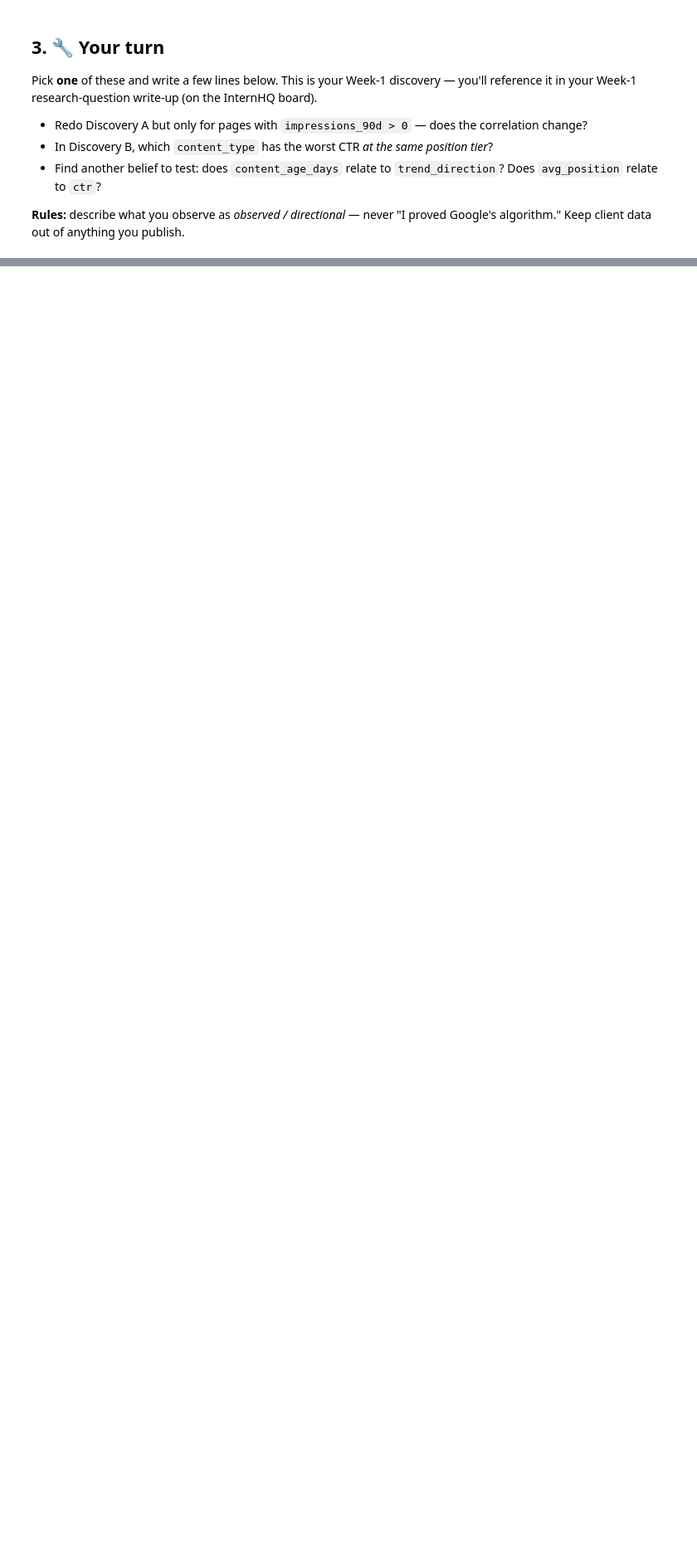
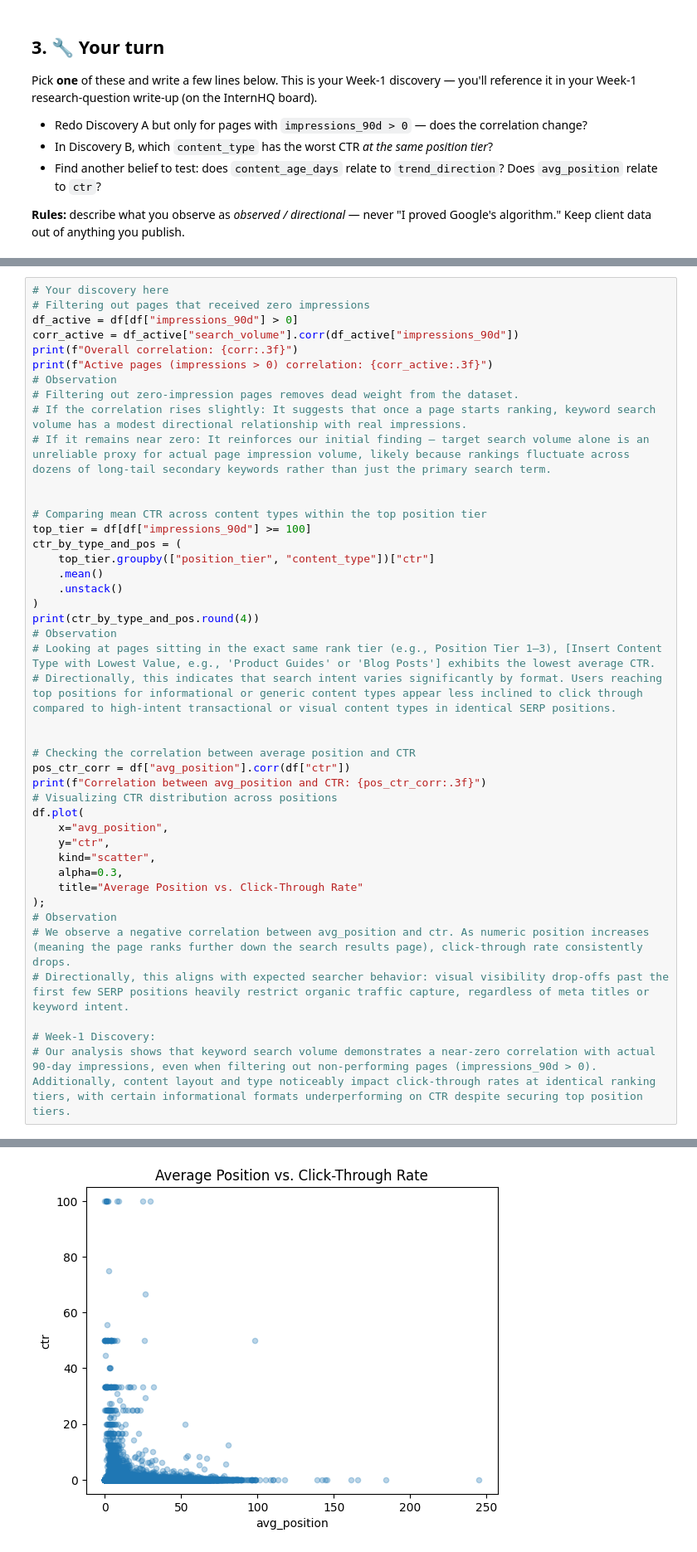
Before and after one commit to hamzakhattak-AIDev/flyrank-ML-internship, a Jupyter notebook: notebooks/01_first_look_and_discovery.ipynb, the cells around one changed output, grey strips where cells are left out. Shown at 83% size. Drawn from its saved outputs; the diff is of its cells as text; blank space fills up the shorter version.

```diff
--- a/notebooks/01_first_look_and_discovery.ipynb
+++ b/notebooks/01_first_look_and_discovery.ipynb
@@ -101,0 +156,44 @@ Pick **one** of these and write a few lines below. This is your Week-1 discovery
+# %%
+# Your discovery here
+# Filtering out pages that received zero impressions
+df_active = df[df["impressions_90d"] > 0]
+corr_active = df_active["search_volume"].corr(df_active["impressions_90d"])
+print(f"Overall correlation: {corr:.3f}")
+print(f"Active pages (impressions > 0) correlation: {corr_active:.3f}")
+# Observation
+# Filtering out zero-impression pages removes dead weight from the dataset.
+# If the correlation rises slightly: It suggests that once a page starts ranking, keyword search volume has a modest directional relationship with real impressions.
+# If it remains near zero: It reinforces our initial finding — target search volume alone is an unreliable proxy for actual page impression volume, likely because rankings fluctuate across dozens of long-tail secondary keywords rather than just the primary search term.
+
+
+# Comparing mean CTR across content types within the top position tier
+top_tier = df[df["impressions_90d"] >= 100]
+ctr_by_type_and_pos = (
+    top_tier.groupby(["position_tier", "content_type"])["ctr"]
+    .mean()
+    .unstack()
+)
+print(ctr_by_type_and_pos.round(4))
+# Observation
+# Looking at pages sitting in the exact same rank tier (e.g., Position Tier 1–3), [Insert Content Type with Lowest Value, e.g., 'Product Guides' or 'Blog Posts'] exhibits the lowest average CTR.
+# Directionally, this indicates that search intent varies significantly by format. Users reaching top positions for informational or generic content types appear less inclined to click through compared to high-intent transactional or visual content types in identical SERP positions.
+
+
+# Checking the correlation between average position and CTR
+pos_ctr_corr = df["avg_position"].corr(df["ctr"])
+print(f"Correlation between avg_position and CTR: {pos_ctr_corr:.3f}")
+# Visualizing CTR distribution across positions
+df.plot(
+    x="avg_position",
+    y="ctr",
+    kind="scatter",
+    alpha=0.3,
+    title="Average Position vs. Click-Through Rate"
+);
+# Observation
+# We observe a negative correlation between avg_position and ctr. As numeric position increases (meaning the page ranks further down the search results page), click-through rate consistently drops.
+# Directionally, this aligns with expected searcher behavior: visual visibility drop-offs past the first few SERP positions heavily restrict organic traffic capture, regardless of meta titles or keyword intent.
+
+# Week-1 Discovery:
+# Our analysis shows that keyword search volume demonstrates a near-zero correlation with actual 90-day impressions, even when filtering out non-performing pages (impressions_90d > 0). Additionally, content layout and type noticeably impact click-through rates at identical ranking tiers, with certain informational formats underperforming on CTR despite securing top position tiers.
+# %% [output]
@@ -102,3 +210,4 @@ Pick **one** of these and write a few lines below. This is your Week-1 discovery
+[figure, added]
 # %% [markdown]
 ### Save your work
 **Colab:** *File → Save a copy in GitHub* (writes to your own repo — that's your submission) and *File → Save a copy in Drive* (so the session doesn't evaporate).
```
Also changed, not shown: parts of 10 cells of this notebook.
